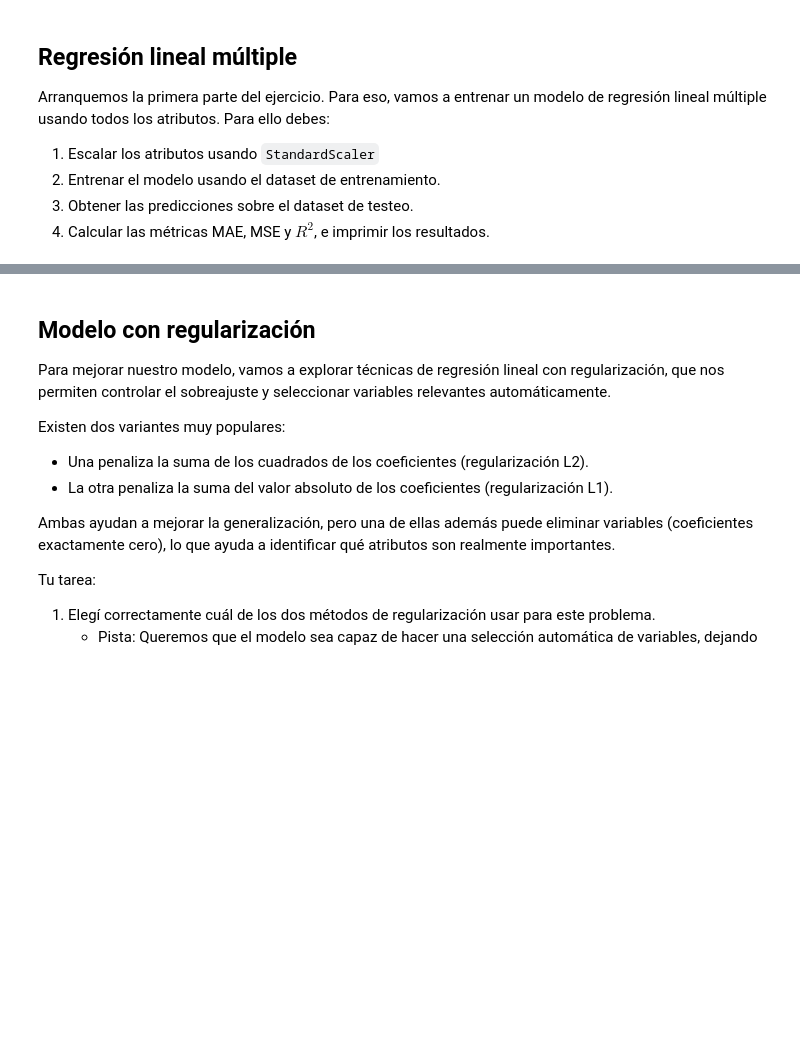
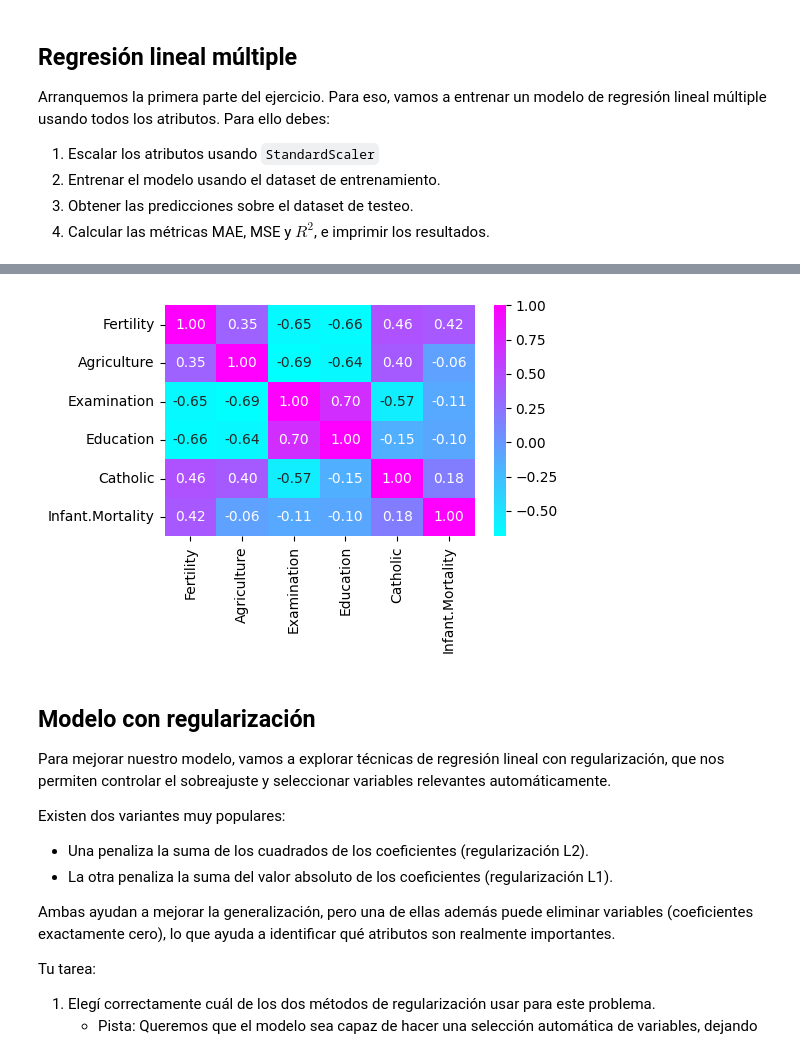
Before and after one commit to AlejoCNYT/intro_ia, a Jupyter notebook: clase5/exercise/swiss_reg.ipynb, the cells around one changed output, grey strips where cells are left out. Cells and saved outputs as stored; diff of their text form; code cells hidden in the pictures; blank space fills up the shorter version.

```diff
--- a/clase5/exercise/swiss_reg.ipynb
+++ b/clase5/exercise/swiss_reg.ipynb
@@ -65,5 +161,23 @@ from sklearn.linear_model import LinearRegression
 from sklearn.pipeline import Pipeline
 from sklearn.preprocessing import StandardScaler
 from sklearn.metrics import r2_score, mean_squared_error, mean_absolute_error
+from sklearn.preprocessing import OneHotEncoder
 
-##### COMPLETAR AQUI LO PEDIDO
+encoder = OneHotEncoder(drop='first') # Corra la columna 1 por estabilidad numérica
+encoder.fit(df[["Location"]])
+encoded_state = encoder.transform(df[["Location"]]).toarray()
+encoded_state[:5, :]
+encoded_columns = encoder.get_feature_names_out()
+encoded_columns
+encoded_df = pd.DataFrame(encoded_state, columns=encoded_columns)
+
+# Unimos las columnas codificadas con el DataFrame original
+dataset_with_dummies = pd.concat([df, encoded_df], axis=1)
+
+# Lista de las columnas que SÍ quieres conservar
+columnas_validas = ['Fertility', 'Agriculture', 'Examination', 'Education', 'Catholic', 'Infant.Mortality']
+
+# Filtramos el DataFrame directamente
+dataset_limpio = dataset_with_dummies[columnas_validas]
+
+dataset_limpio.head()
@@ -69,0 +191,9 @@ from sklearn.metrics import r2_score, mean_squared_error, mean_absolute_error
+# %%
+correlacion_profit = dataset_limpio.corr()
+
+plt.figure(figsize=(5, 3))
+sns.heatmap(correlacion_profit, annot=True, cmap='cool', annot_kws={"size": 10},
+    fmt=".2f", cbar=True)
+plt.show()
+# %% [output]
+[figure, added]
```
Also changed, not shown: parts of 12 cells of this notebook.
